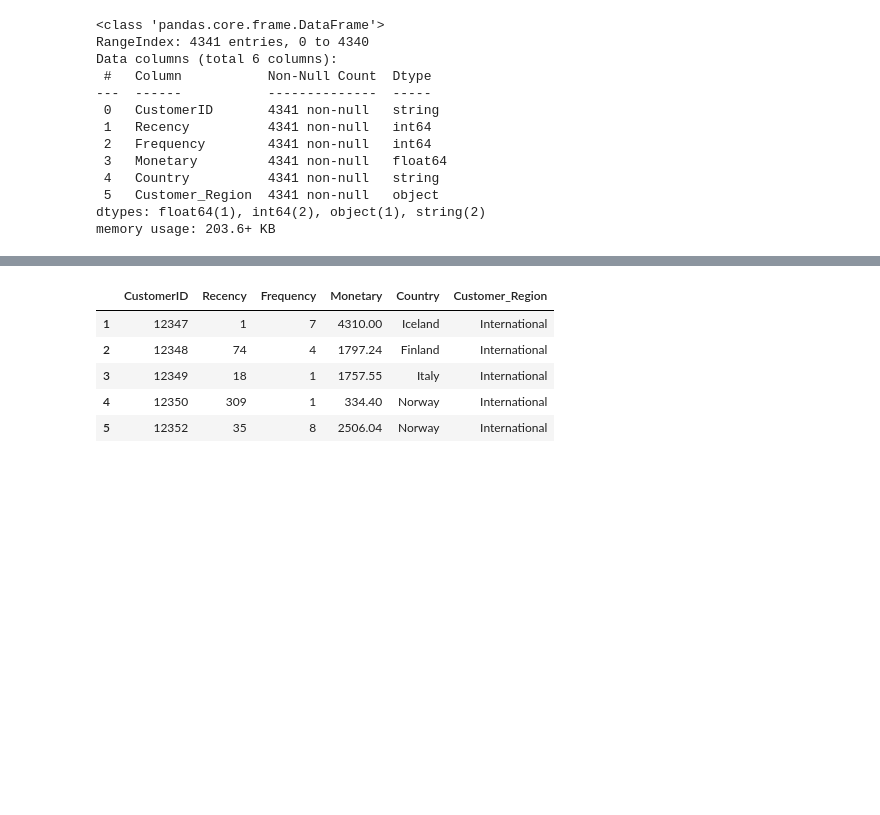
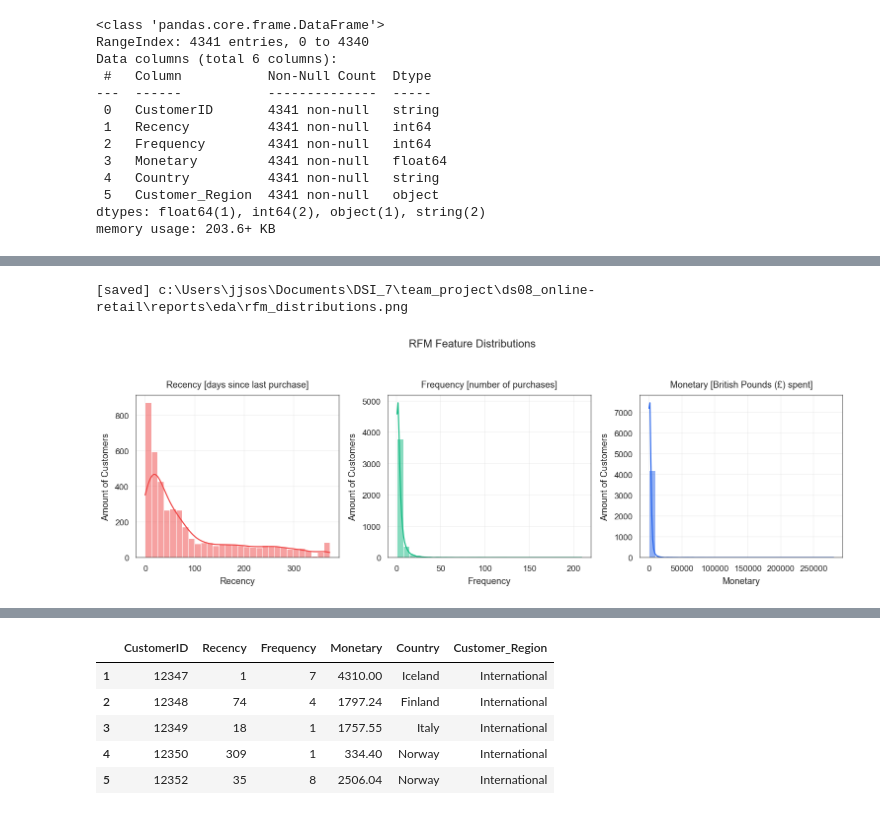
Before and after one commit to bisharatm/ds08_online-retail, a Jupyter notebook: notebooks/02_eda_and_final_preparation.ipynb, the cells around one changed output, grey strips where cells are left out. Drawn from its saved outputs; the diff is of its cells as text; code cells hidden in the pictures; blank space fills up the shorter version.

```diff
--- a/notebooks/02_eda_and_final_preparation.ipynb
+++ b/notebooks/02_eda_and_final_preparation.ipynb
@@ -283,0 +458,31 @@ print(f"[saved] RFM data to: {rfm_path}")
+# %%
+# Figure 04 RFM Feature Distributions
+# Create figures and axes
+fig, axes = plt.subplots(1, 3, figsize=(14, 4.5))
+
+# Fetch columns, define titles, colors
+rfm_cols = ["Recency", "Frequency", "Monetary"]
+titles = [
+    "Recency [days since last purchase]",
+    "Frequency [number of purchases]",
+    "Monetary [British Pounds (£) spent]"
+]
+
+colors = [COLORS["recency"], COLORS["frequency"], COLORS["monetary"]]
+
+# Plot with consistent styling
+for ax, col, title, color in zip(axes, rfm_cols, titles, colors):
+    sns.histplot(rfm[col], bins=30, kde=True, color=color, ax=ax)
+    style_ax(ax, title=title, xlabel=col, ylabel="Amount of Customers")
+
+# Add overall title
+fig.suptitle("RFM Feature Distributions", y=1.05)
+
+fig.tight_layout()
+out_path = eda_dir / "rfm_distributions.png"
+fig.savefig(out_path, dpi=150, bbox_inches="tight")
+print(f"[saved] {out_path}")
+plt.show()
+# %% [output]
+[saved] c:\Users\jjsos\Documents\DSI_7\team_project\ds08_online-retail\reports\eda\rfm_distributions.png
+[figure, added]
```
Also changed, not shown: parts of 24 cells of this notebook, 7 other files.
